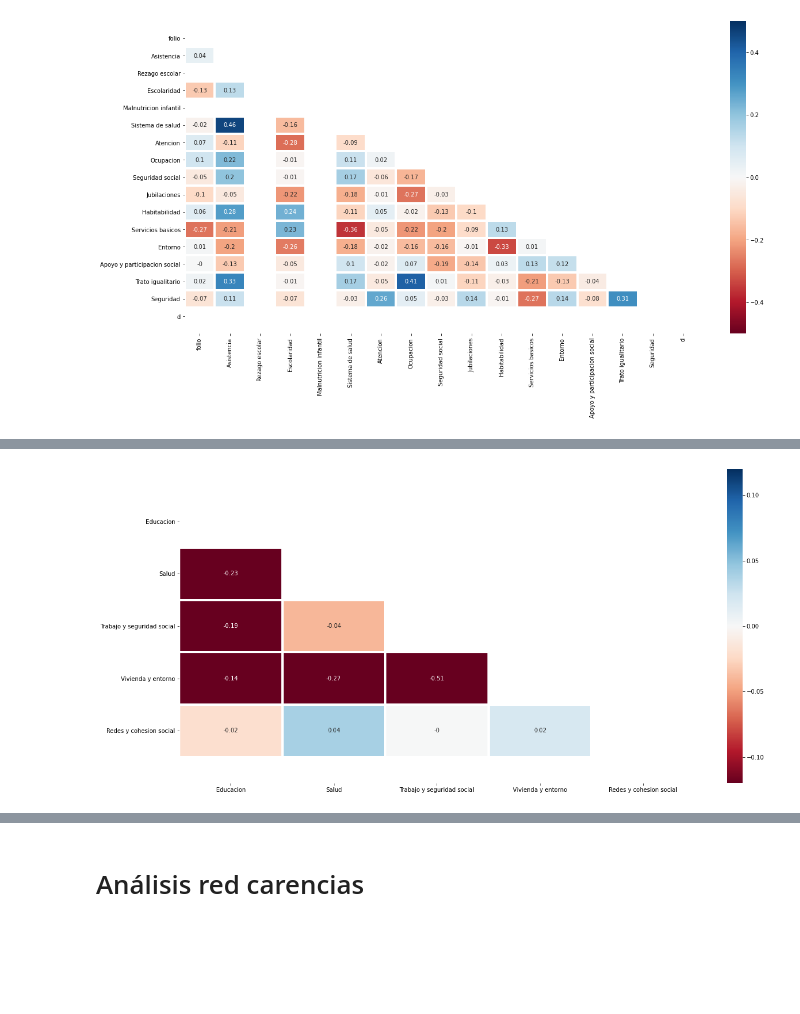
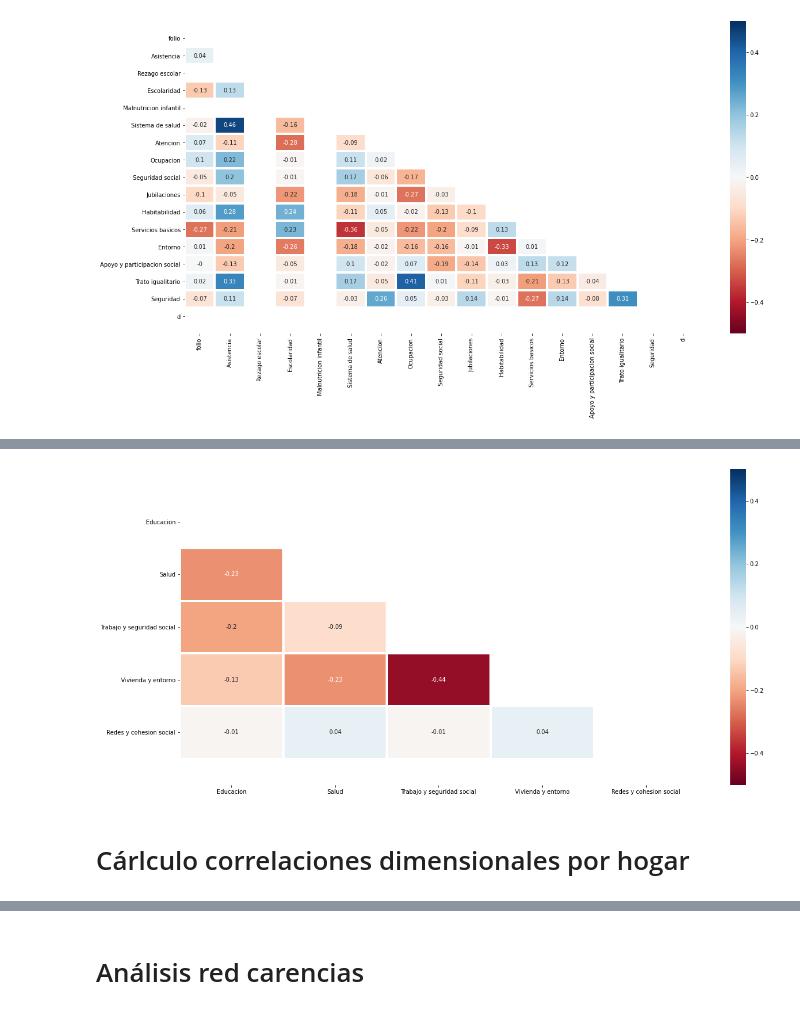
Before and after one commit to Maxmuleiv/Proyecto-Industrial, a Jupyter notebook: AnalisisPobrezaMultidimensional.ipynb, the cells around one changed output, grey strips where cells are left out. Saved outputs shown, nothing was run; the diff lists cells and outputs as text; code cells hidden in the pictures; blank space fills up the shorter version.

```diff
--- a/AnalisisPobrezaMultidimensional.ipynb
+++ b/AnalisisPobrezaMultidimensional.ipynb
@@ -205,7 +193,7 @@ total de h. censal = 177 - 0.39 %
 # %%
 # Calculo de indicador por dimension
 
-dim=datos5D
+dim=tipohogares.copy()
 dim["Educacion"]=np.nan
 dim["Salud"]=np.nan
 dim["Trabajo y seguridad social"]=np.nan
@@ -222,10 +210,9 @@ for p in dim.index:
   dim['Redes y cohesion social'][p]=dim['Apoyo y participacion social'][p]+dim['Trato igualitario'][p]+dim['Seguridad'][p]
   dim["Educacion"][p]=int(dim["Educacion"][p])
 #dim[dim.Educacion == 3]
-dim=dim[["Educacion","Salud","Trabajo y seguridad social","Vivienda y entorno","Redes y cohesion social"]]
-dim
+dim1=dim[["Educacion","Salud","Trabajo y seguridad social","Vivienda y entorno","Redes y cohesion social","d"]]
 
-#datos5D=casen[["Asistencia","Rezago escolar","Escolaridad","Malnutricion infantil","Sistema de salud","Atencion","Ocupacion","Seguridad social","Jubilaciones","Habitabilidad","Servicios basicos","Entorno","Apoyo y participacion social","Trato igualitario","Seguridad"]]
+#casen_hogares=casen[["Asistencia","Rezago escolar","Escolaridad","Malnutricion infantil","Sistema de salud","Atencion","Ocupacion","Seguridad social","Jubilaciones","Habitabilidad","Servicios basicos","Entorno","Apoyo y participacion social","Trato igualitario","Seguridad"]]
 # %% [output]
 A value is trying to be set on a copy of a slice from a DataFrame
 
@@ -269,0 +234,4 @@ pearsonDim
+# %%
+dim2=dim1.drop(['d'],axis=1)
+pearsonDim = dim1.corr(method='pearson')
+pearsonDim
@@ -270,11 +246,13 @@ pearsonDim
 # %%
 # OBTENCION HEATMAPS PEARSON, KENDALL Y SPEARMAN POR DIMENSIONES
 
-creacion_heatmap("pearson",dim,True,"DIM")
+creacion_heatmap("pearson",dim2,True,"DIM")
 # %% [output]
-[figure, old version]
+[figure, new version]
 # %%
 # exportacion datos correlaciones excel
 
 pearsonDim.to_excel(excel_writer = "pearsonDim.xlsx")
 dim.to_excel(excel_writer="hola.xlsx")
+# %% [markdown]
+# Cárlculo correlaciones dimensionales por hogar
```
Also changed, not shown: parts of 18 cells of this notebook.
